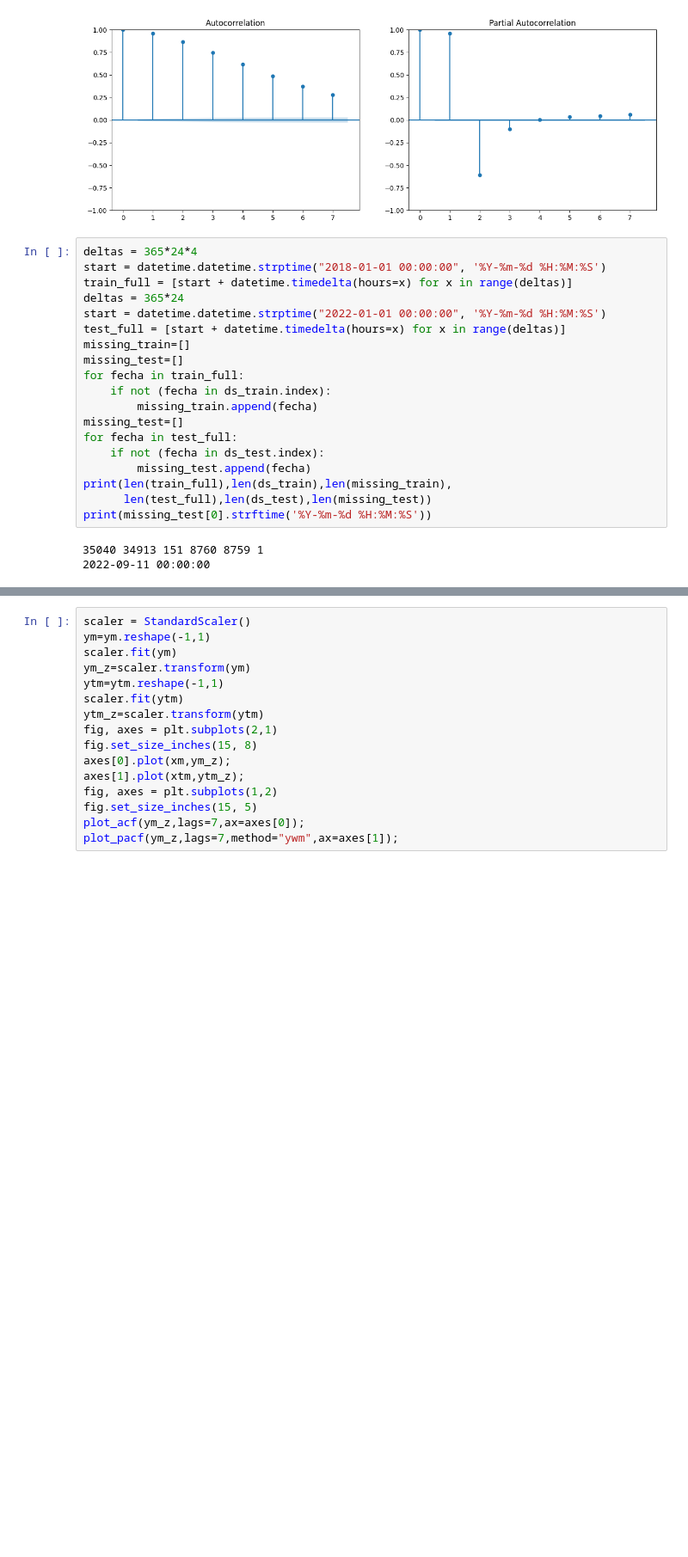
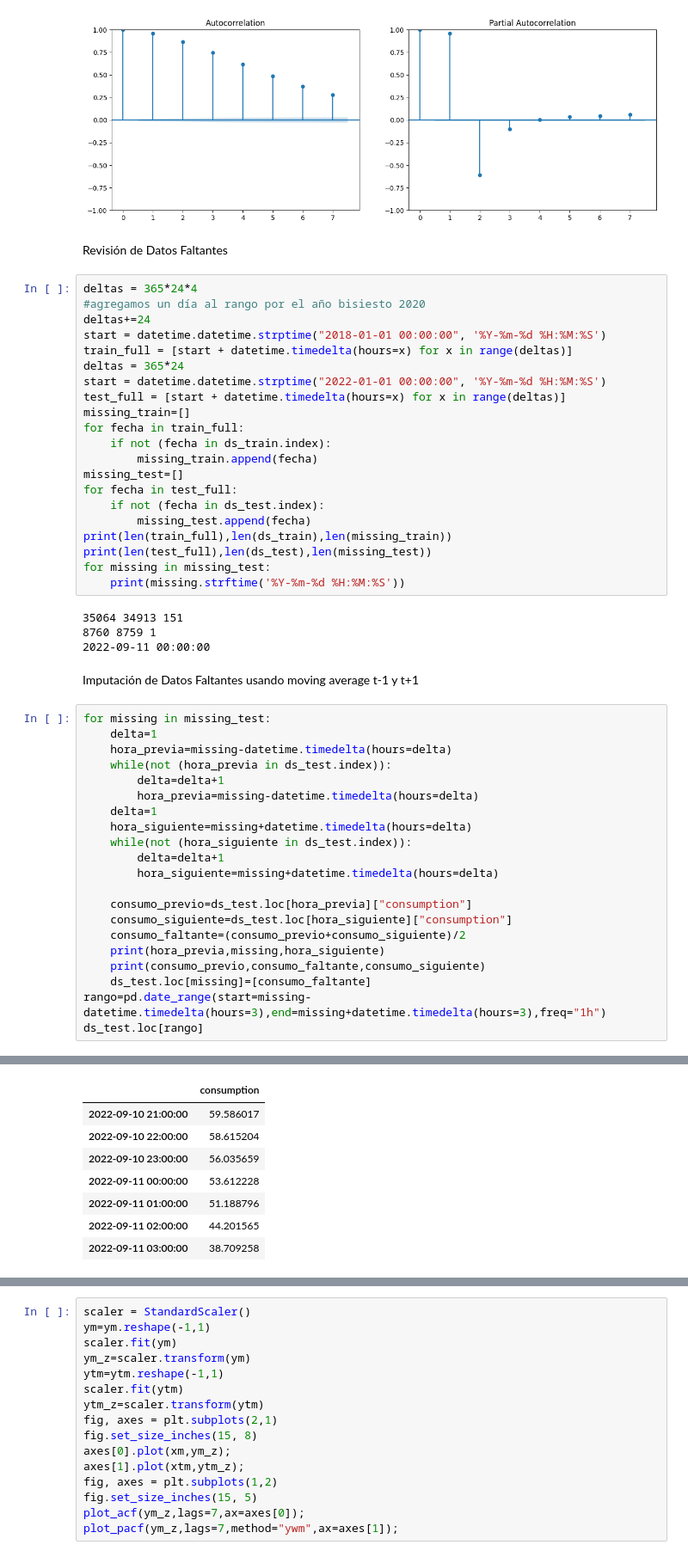
Before and after one commit to pabloschwarzenberg/CINF104, a Jupyter notebook: timeseries_coordinador/modelo_hora.ipynb, the cells around one changed output, grey strips where cells are left out. Shown at 86% size. Cells and saved outputs as stored; diff of their text form; blank space fills up the shorter version.

```diff
--- a/timeseries_coordinador/modelo_hora.ipynb
+++ b/timeseries_coordinador/modelo_hora.ipynb
@@ -52,15 +52,18 @@ plot_pacf(ym,lags=7,method="ywm",ax=axes[1]);
 # %% [output]
 [figure]
 [figure]
+# %% [markdown]
+Revisión de Datos Faltantes
 # %%
 deltas = 365*24*4
+#agregamos un día al rango por el año bisiesto 2020
+deltas+=24
 start = datetime.datetime.strptime("2018-01-01 00:00:00", '%Y-%m-%d %H:%M:%S')
 train_full = [start + datetime.timedelta(hours=x) for x in range(deltas)]
 deltas = 365*24
 start = datetime.datetime.strptime("2022-01-01 00:00:00", '%Y-%m-%d %H:%M:%S')
 test_full = [start + datetime.timedelta(hours=x) for x in range(deltas)]
 missing_train=[]
-missing_test=[]
 for fecha in train_full:
     if not (fecha in ds_train.index):
         missing_train.append(fecha)
@@ -68,9 +71,35 @@ missing_test=[]
 for fecha in test_full:
     if not (fecha in ds_test.index):
         missing_test.append(fecha)
-print(len(train_full),len(ds_train),len(missing_train),
-      len(test_full),len(ds_test),len(missing_test))
-print(missing_test[0].strftime('%Y-%m-%d %H:%M:%S'))
+print(len(train_full),len(ds_train),len(missing_train))
+print(len(test_full),len(ds_test),len(missing_test))
+for missing in missing_test:
+    print(missing.strftime('%Y-%m-%d %H:%M:%S'))
 # %% [output]
-35040 34913 151 8760 8759 1
+35064 34913 151
+8760 8759 1
 2022-09-11 00:00:00
+# %% [markdown]
+Imputación de Datos Faltantes usando moving average t-1 y t+1
+# %%
+for missing in missing_test:
+    delta=1
+    hora_previa=missing-datetime.timedelta(hours=delta)
+    while(not (hora_previa in ds_test.index)):
+        delta=delta+1
+        hora_previa=missing-datetime.timedelta(hours=delta)
+    delta=1
+    hora_siguiente=missing+datetime.timedelta(hours=delta)
+    while(not (hora_siguiente in ds_test.index)):
+        delta=delta+1
+        hora_siguiente=missing+datetime.timedelta(hours=delta)
+
+    consumo_previo=ds_test.loc[hora_previa]["consumption"]
+    consumo_siguiente=ds_test.loc[hora_siguiente]["consumption"]
+    consumo_faltante=(consumo_previo+consumo_siguiente)/2
+    print(hora_previa,missing,hora_siguiente)
+    print(consumo_previo,consumo_faltante,consumo_siguiente)
+    ds_test.loc[missing]=[consumo_faltante]
+rango=pd.date_range(start=missing-datetime.timedelta(hours=3),end=missing+datetime.timedelta(hours=3),freq="1h")
+ds_test.loc[rango]
+# %% [output]
@@ -76,0 +108,8 @@ print(missing_test[0].strftime('%Y-%m-%d %H:%M:%S'))
+|  | consumption |
+| 2022-09-10 21:00:00 | 59.586017 |
+| 2022-09-10 22:00:00 | 58.615204 |
+| 2022-09-10 23:00:00 | 56.035659 |
+| 2022-09-11 00:00:00 | 53.612228 |
+| 2022-09-11 01:00:00 | 51.188796 |
+| 2022-09-11 02:00:00 | 44.201565 |
+| 2022-09-11 03:00:00 | 38.709258 |
```
Also changed, not shown: parts of 10 cells of this notebook, 9 other files.
